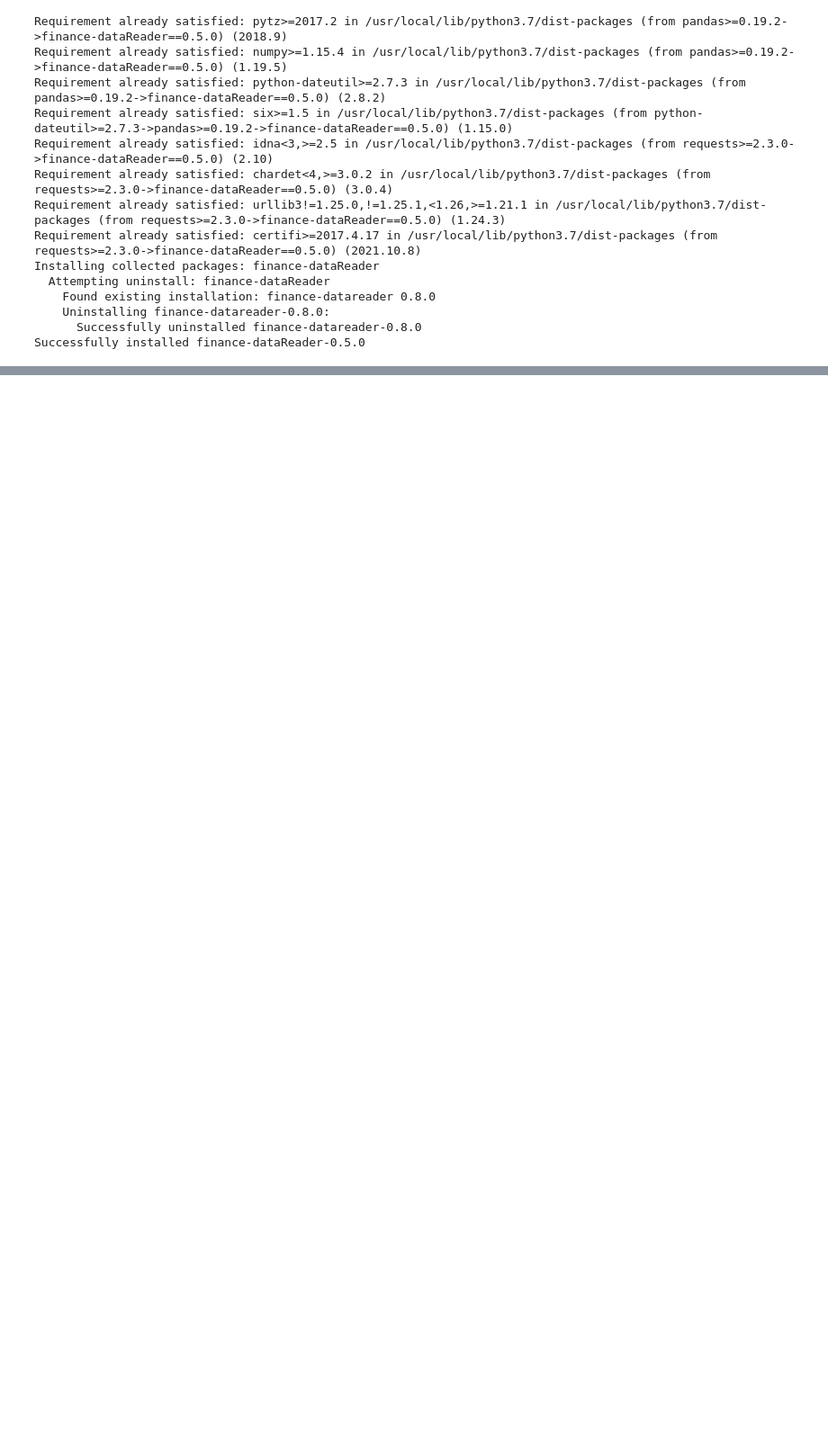
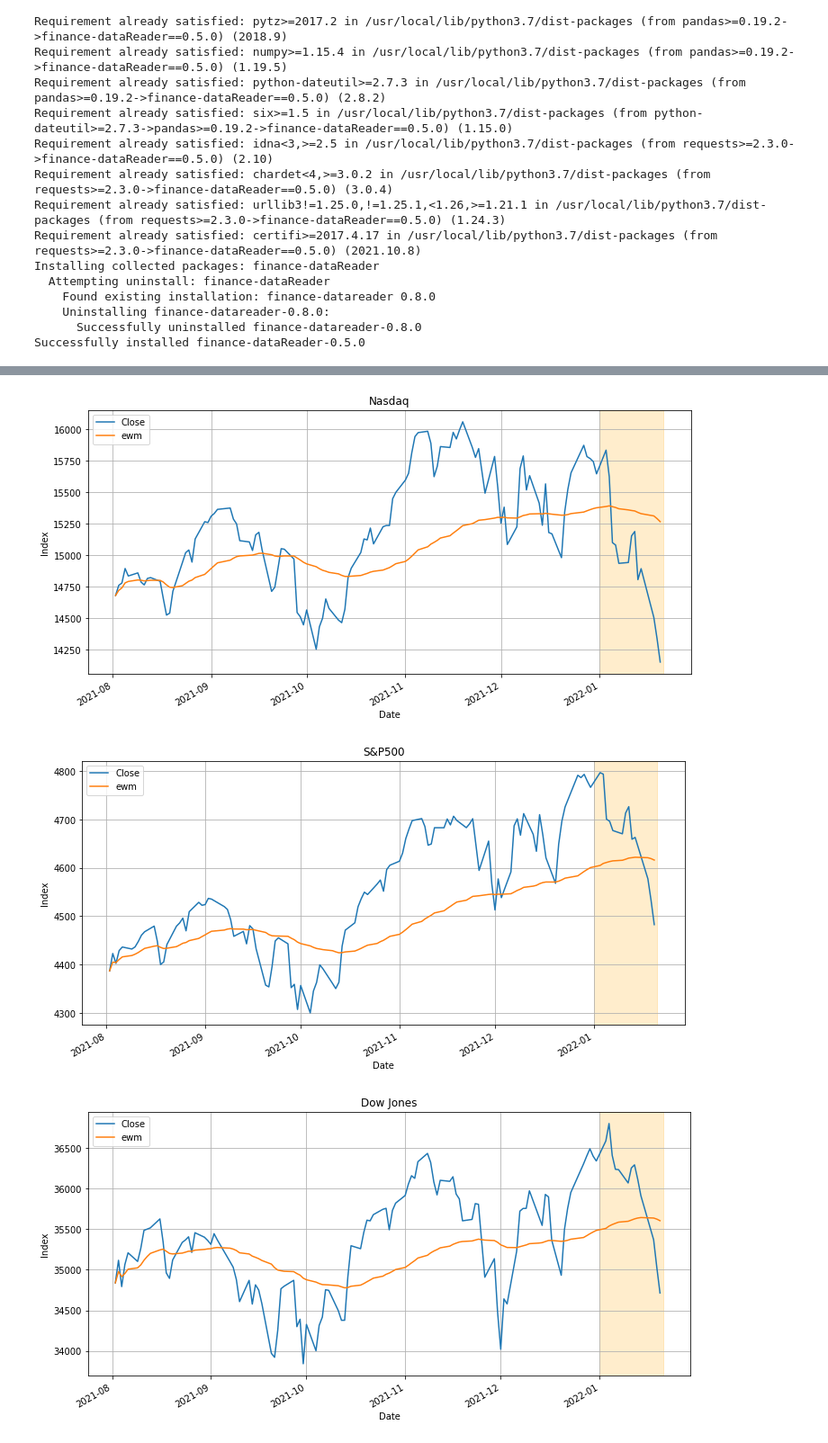
Before and after one commit to kimdesok/FinanceDataReader, a Jupyter notebook: MarketIndexTrends.ipynb, the cells around one changed output, grey strips where cells are left out. Shown at 90% size. Cells and saved outputs as stored; diff of their text form; code cells hidden in the pictures; blank space fills up the shorter version.

```diff
--- a/MarketIndexTrends.ipynb
+++ b/MarketIndexTrends.ipynb
@@ -50,0 +53,23 @@ for index in market_list :
+# %%
+plt.rcParams["axes.grid"] = True
+plt.rcParams["figure.figsize"] = (12,6)
+plt.rcParams['axes.unicode_minus'] = False
+plt.rcParams["axes.formatter.limits"] = -10000, 10000
+
+for index in market_list :
+  df = fdr.DataReader(market_list[index], start='2021-08-01', data_source='fred')
+  df['ewm'] = df['Close'].ewm(50, min_periods=1).mean()
+  #plt.figure(figsize=(10, 6))
+  df = df[['Close','ewm']]
+  ax = df.plot()
+  ax = ax.axvspan('2022-01-01', '2022-01-21', color='orange', alpha=0.2)
+
+  plt.ylabel('Index')
+  plt.title(index)
+  plt.legend()
+  plt.grid(True)
+  plt.show()
+# %% [output]
+[figure, added]
+[figure, added]
+[figure, added]
```
Also changed, not shown: parts of 2 cells of this notebook.
